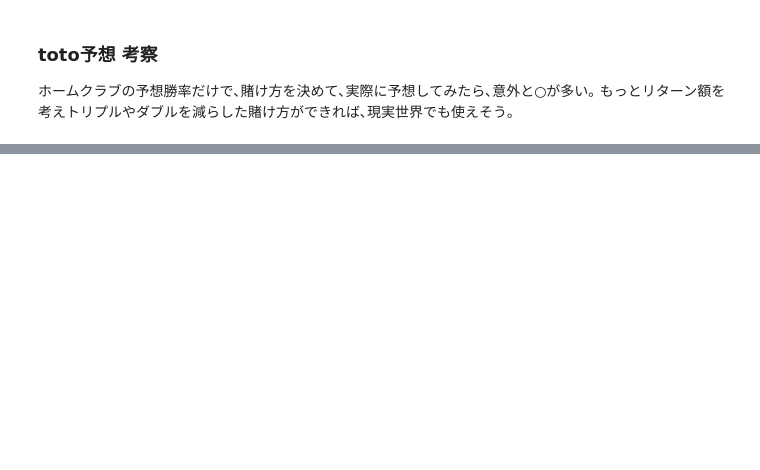
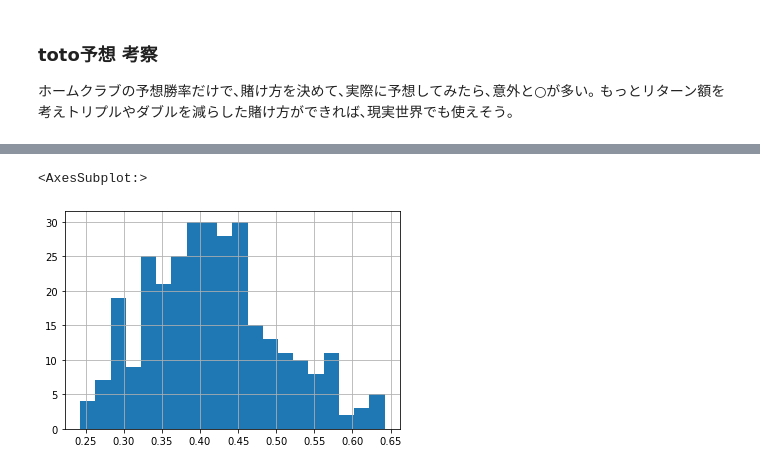
Before and after one commit to dovicie/jleague-result-prediction, a Jupyter notebook: predict_with_elorating2.ipynb, the cells around one changed output, grey strips where cells are left out. Drawn from its saved outputs; the diff is of its cells as text; code cells hidden in the pictures; blank space fills up the shorter version.

Commit message:
[add]pridict_proba_data 作成 #9

```diff
--- a/predict_with_elorating2.ipynb
+++ b/predict_with_elorating2.ipynb
@@ -114,6 +143,7 @@ y_test = df_future["W/L"].values
 rf= RandomForestClassifier(max_depth=5)
 rf.fit(X_train,y_train)
 y_pred = rf.predict(X_test)
+y_pred_proba=rf.predict_proba(X_test)
 
 accuracy = rf.score(X_test,y_test)
 accuracies.append(accuracy)
@@ -280,0 +339,5 @@ print(f"的中率 : {count / len(match_id_list)}")
+# %%
+pd.DataFrame(y_pred_proba)[1].hist(bins=20)
+# %% [output]
+<AxesSubplot:>
+[figure, added]
```
Also changed, not shown: parts of 13 cells of this notebook, 8 other files.
